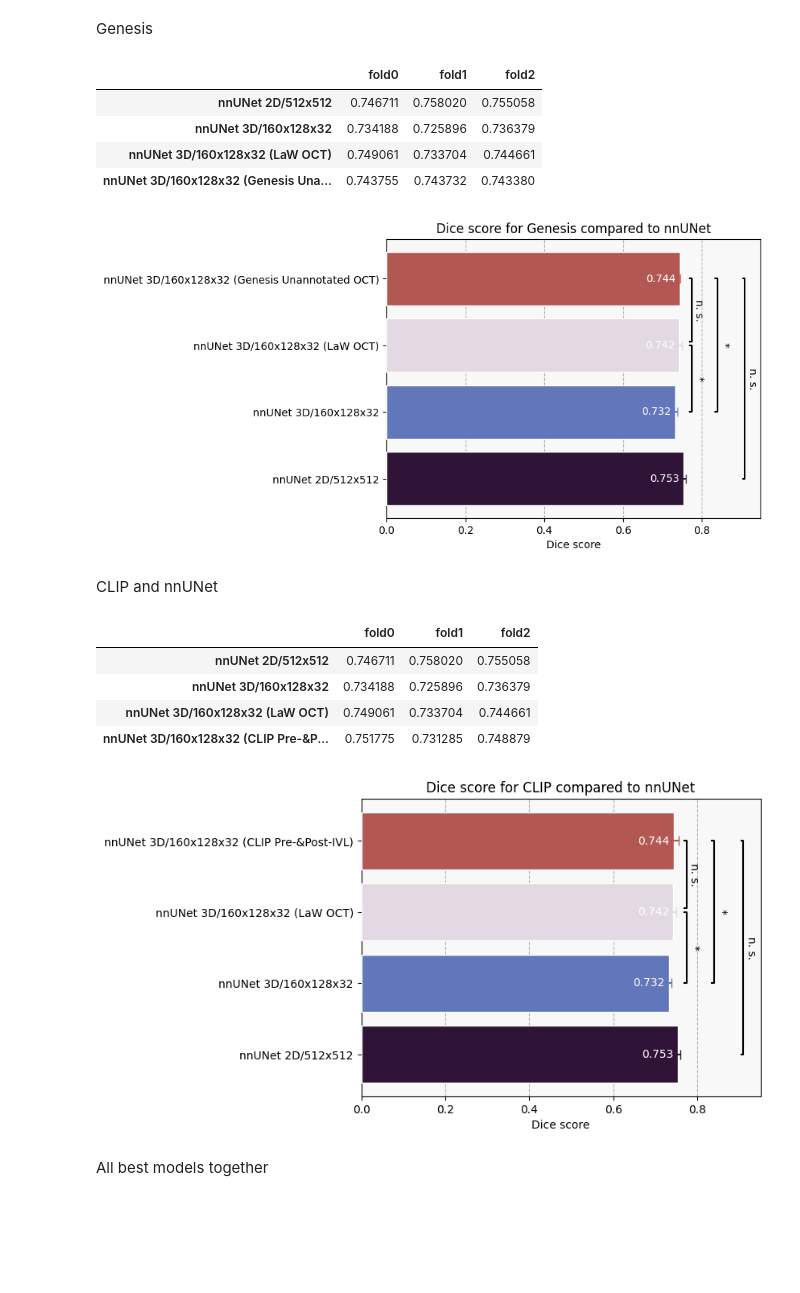
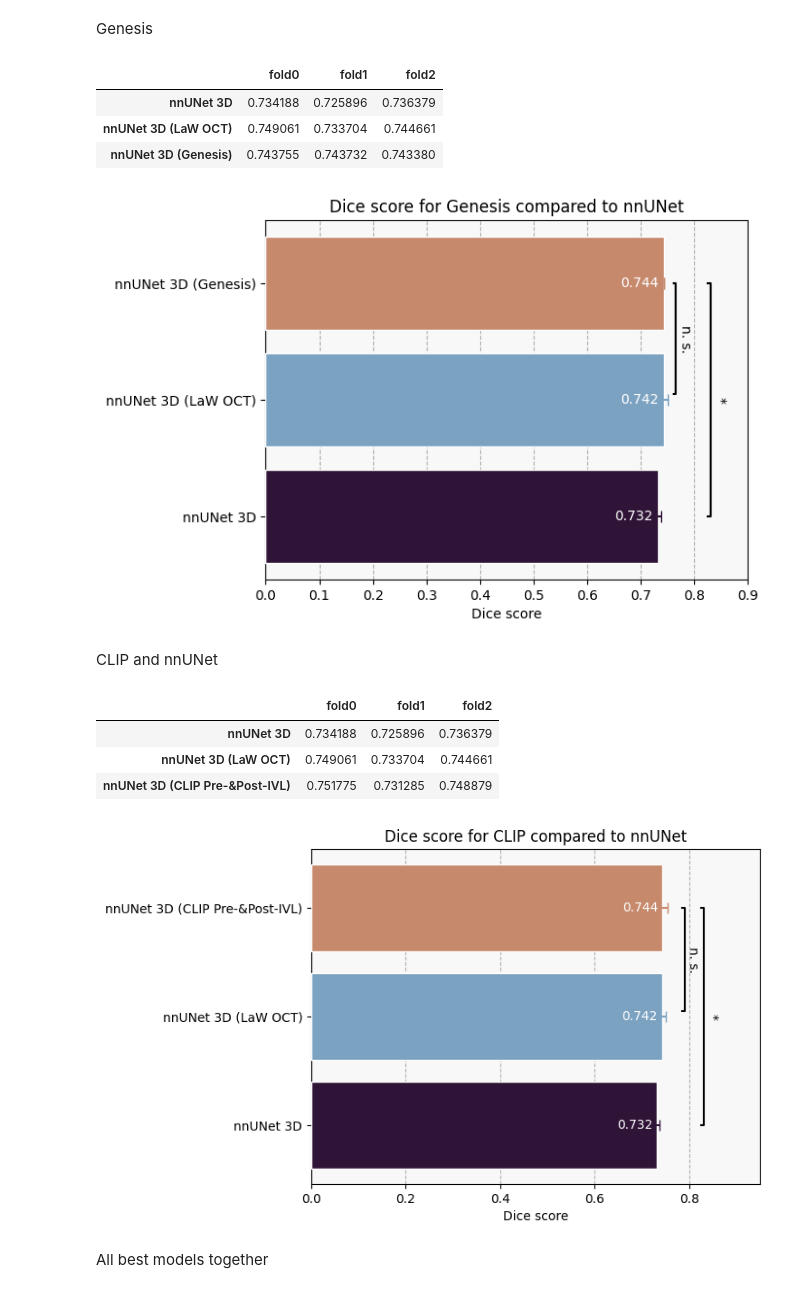
Before and after one commit to icekang/master_thesis, a Jupyter notebook: result figure generator/plot_graph.ipynb, the cells around one changed output. Cells and saved outputs as stored; diff of their text form; code cells hidden in the pictures; blank space fills up the shorter version.

Commit message:
update plots

```diff
--- a/result figure generator/plot_graph.ipynb
+++ b/result figure generator/plot_graph.ipynb
@@ -116,7 +116,7 @@ def plot_data_values(data: pd.DataFrame, ax: plt.Axes, y_positions: list, show_e
 # %% [markdown]
 nnUNet results only
 # %%
-cmap = mpl.colormaps['Set1']
+# cmap = mpl.colormaps['Set1']
 cmap = mpl.colormaps['twilight_shifted']
 
 nnunet_results = final_results.iloc[[0,1,  2,3,  5,6,  7,8], :3]
@@ -145,10 +145,10 @@ plot_statistical_significance(6, 7, y_positions[6], y_positions[7], nnunet_resul
 
 ax.set_yticks(y_positions, labels=nnunet_results.index)
 
-plot_statistical_significance(0, 3, y_positions[0], y_positions[3], nnunet_results, ax, min_x_offset=0.03)
-plot_statistical_significance(0, 5, y_positions[0], y_positions[5], nnunet_results, ax, min_x_offset=0.05)
-plot_statistical_significance(0, 7, y_positions[0], y_positions[7], nnunet_results, ax, min_x_offset=0.075)
-plot_statistical_significance(5, 7, y_positions[5], y_positions[7], nnunet_results, ax, min_x_offset=0.05)
+# plot_statistical_significance(0, 3, y_positions[0], y_positions[3], nnunet_results, ax, min_x_offset=0.03)
+# plot_statistical_significance(0, 5, y_positions[0], y_positions[5], nnunet_results, ax, min_x_offset=0.05)
+# plot_statistical_significance(0, 7, y_positions[0], y_positions[7], nnunet_results, ax, min_x_offset=0.075)
+# plot_statistical_significance(5, 7, y_positions[5], y_positions[7], nnunet_results, ax, min_x_offset=0.05)
 
 plot_data_values(nnunet_results, ax, y_positions, x_offset=0.002, y_offset=0.03)
 
@@ -167,6 +167,6 @@ ax.set_xlim(0.6)
 ax.grid(zorder=-1, axis='x', linestyle='--')
 ax.set_facecolor((0.9725,) * 3)
 fig.patch.set_alpha(0.0) # outside of the plot
-fig.savefig('result_nnunet_results.png', dpi=1000, bbox_inches='tight')
+fig.savefig('result_nnunet_results_no_stat.png', dpi=1000, bbox_inches='tight')
 plt.show()
 # %% [output]
@@ -321,50 +321,52 @@ plt.show()
 # %% [markdown]
 Genesis
 # %%
-nnunet_and_genesis = final_results.iloc[[0, 7, 8 ,4], :3]
+nnunet_and_genesis = final_results.iloc[[7, 8 ,4], :3]
+# nnunet_and_genesis = final_results.iloc[[0, 7, 8 ,4], :3]
+nnunet_and_genesis.index = ['nnUNet 3D', 'nnUNet 3D (LaW OCT)', 'nnUNet 3D (Genesis)']
 nnunet_and_genesis
 # %% [output]
 |  | fold0 | fold1 | fold2 |
-| nnUNet 2D/512x512 | 0.746711 | 0.758020 | 0.755058 |
-| nnUNet 3D/160x128x32 | 0.734188 | 0.725896 | 0.736379 |
-| nnUNet 3D/160x128x32 (LaW OCT) | 0.749061 | 0.733704 | 0.744661 |
-| nnUNet 3D/160x128x32 (Genesis Una... | 0.743755 | 0.743732 | 0.743380 |
+| nnUNet 3D | 0.734188 | 0.725896 | 0.736379 |
+| nnUNet 3D (LaW OCT) | 0.749061 | 0.733704 | 0.744661 |
+| nnUNet 3D (Genesis) | 0.743755 | 0.743732 | 0.743380 |
 # %%
 fig, ax = plt.subplots()
 ax.set_xlabel('Dice score')
 ax.set_title('Dice score for Genesis compared to nnUNet')
 
 step = cmap.N // nnunet_and_genesis.shape[0]
 for i in range(len(nnunet_and_genesis)):
     color = cmap(step * i)
     plot_bar(ax, nnunet_and_genesis.iloc[i:i+1, :], color)
 
-plot_statistical_significance(1, 2, 1, 2, nnunet_and_genesis, ax)
-plot_statistical_significance(1, 3, 1, 3, nnunet_and_genesis, ax, min_x_offset=0.07)
-plot_statistical_significance(2, 3, 2+.05, 3, nnunet_and_genesis, ax, alternative='two-sided')
-plot_statistical_significance(0, 3, 0, 3, nnunet_and_genesis, ax, min_x_offset=0.14, alternative='two-sided')
+# plot_statistical_significance(1, 2, 1, 2, nnunet_and_genesis, ax)
+plot_statistical_significance(0, 2, 0, 2, nnunet_and_genesis, ax, min_x_offset=0.07)
+plot_statistical_significance(1, 2, 1+.05, 2, nnunet_and_genesis, ax, alternative='two-sided')
+# plot_statistical_significance(0, 3, 0, 3, nnunet_and_genesis, ax, min_x_offset=0.14, alternative='two-sided')
 
 plot_data_values(nnunet_and_genesis, ax, range(len(nnunet_and_genesis)), show_err=False, y_offset=0.0)
 
-ax.set_xlim(0, .95)
+ax.set_xlim(0, .9)
 ax.grid(zorder=-1, axis='x', linestyle='--')
 ax.set_facecolor((0.9725,) * 3)
 fig.patch.set_alpha(0.0) # outside of the plot
-fig.savefig('result_nnUNet_and_Genesis_results.png', dpi=1000, bbox_inches='tight')
+fig.savefig('result_nnUNet_and_Genesis_results_presentation.png', dpi=1000, bbox_inches='tight')
 plt.show()
 # %% [output]
-[figure, old version]
+[figure, new version]
 # %% [markdown]
 CLIP and nnUNet
 # %%
-nnunet_and_CLIP_results = pd.concat([final_results.iloc[[0, 7, 8], :3], final_results.iloc[[9], :3]])
+nnunet_and_CLIP_results = pd.concat([final_results.iloc[[7, 8], :3], final_results.iloc[[9], :3]])
+
+nnunet_and_CLIP_results.index = ['nnUNet 3D', 'nnUNet 3D (LaW OCT)', 'nnUNet 3D (CLIP Pre-&Post-IVL)']
 nnunet_and_CLIP_results
 # %% [output]
 |  | fold0 | fold1 | fold2 |
-| nnUNet 2D/512x512 | 0.746711 | 0.758020 | 0.755058 |
-| nnUNet 3D/160x128x32 | 0.734188 | 0.725896 | 0.736379 |
-| nnUNet 3D/160x128x32 (LaW OCT) | 0.749061 | 0.733704 | 0.744661 |
-| nnUNet 3D/160x128x32 (CLIP Pre-&P... | 0.751775 | 0.731285 | 0.748879 |
+| nnUNet 3D | 0.734188 | 0.725896 | 0.736379 |
+| nnUNet 3D (LaW OCT) | 0.749061 | 0.733704 | 0.744661 |
+| nnUNet 3D (CLIP Pre-&Post-IVL) | 0.751775 | 0.731285 | 0.748879 |
 # %%
 fig, ax = plt.subplots()
 ax.set_xlabel('Dice score')
@@ -375,10 +377,10 @@ for i in range(len(nnunet_and_CLIP_results)):
     color = cmap(step * i)
     plot_bar(ax, nnunet_and_CLIP_results.iloc[i:i+1, :], color)
 
-plot_statistical_significance(1, 2, 1, 2, nnunet_and_CLIP_results, ax)
-plot_statistical_significance(1, 3, 1, 3, nnunet_and_CLIP_results, ax, min_x_offset=0.07)
-plot_statistical_significance(2, 3, 2+.05, 3, nnunet_and_CLIP_results, ax)
-plot_statistical_significance(0, 3, 0, 3, nnunet_and_CLIP_results, ax, min_x_offset=0.14)
+# plot_statistical_significance(1, 2, 1, 2, nnunet_and_CLIP_results, ax)
+plot_statistical_significance(0, 2, 0, 2, nnunet_and_CLIP_results, ax, min_x_offset=0.07)
+plot_statistical_significance(1, 2, 1+.05, 2, nnunet_and_CLIP_results, ax, min_x_offset=0.03)
+# plot_statistical_significance(0, 3, 0, 3, nnunet_and_CLIP_results, ax, min_x_offset=0.14)
 
 plot_data_values(nnunet_and_CLIP_results, ax, range(len(nnunet_and_CLIP_results)), show_err=False, y_offset=0.0)
 
@@ -389,7 +391,7 @@ fig.patch.set_alpha(0.0) # outside of the plot
 fig.savefig('result_nnUNet_and_CLIP_results.png', dpi=1000, bbox_inches='tight')
 plt.show()
 # %% [output]
-[figure, old version]
+[figure, new version]
 # %% [markdown]
 All best models together
 # %%
```
Also changed, not shown: parts of 1 cell of this notebook, 12 other files.
